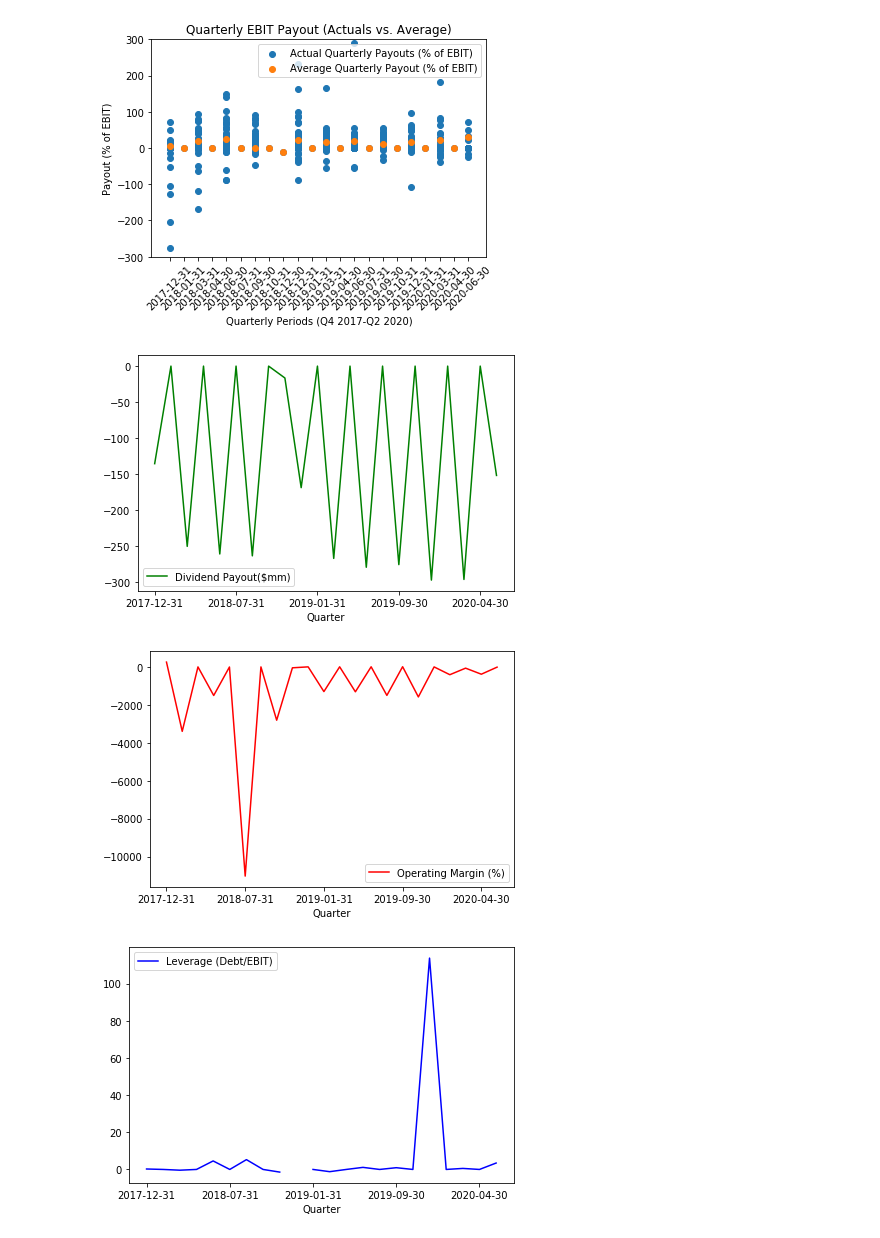
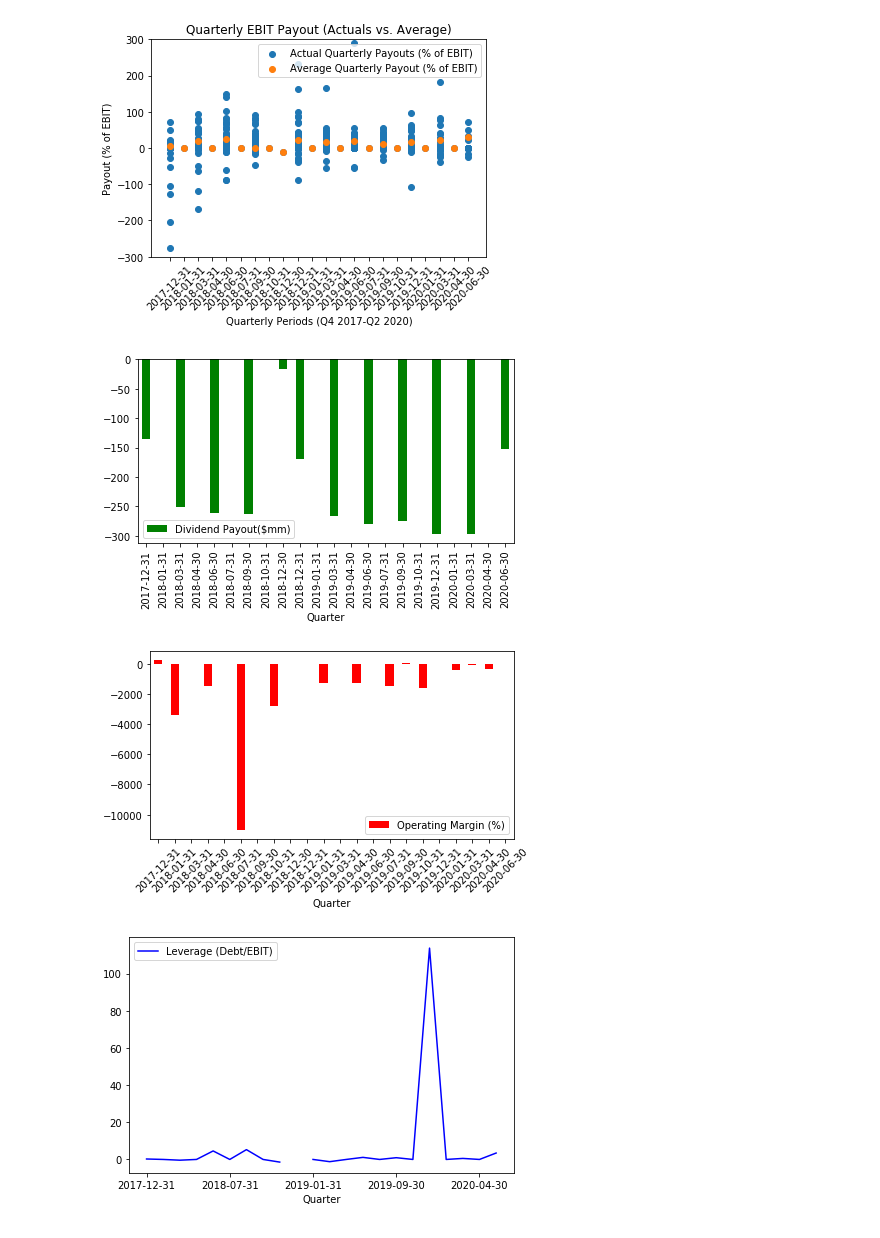
Before and after one commit to dsc55704973/project_one, a Jupyter notebook: developer/Daniel Carrillo's Work/visualizations_.ipynb, the cells around one changed output. Cells and saved outputs as stored; diff of their text form; code cells hidden in the pictures.

```diff
--- a/developer/Daniel Carrillo's Work/visualizations_.ipynb
+++ b/developer/Daniel Carrillo's Work/visualizations_.ipynb
@@ -144,23 +152,25 @@ plt.savefig("../EBIT_payout_per_quarter.png")
 # %%
 # average dividend payout over time visualization
 average_quarterly_dividend_payout=pd.DataFrame(quarterly_dict['Average Quarterly Dividend Payout'])
-average_quarterly_dividend_payout.plot(kind='line',color='g')
+average_quarterly_dividend_payout.plot(kind='bar',color='g')
 plt.tight_layout()
 
 # save output
-plt.savefig("../average_dividend_payout_over_time")
+plt.savefig("../visualizations/average_dividend_payout_over_time")
 # %% [output]
-[figure, old version]
+[figure, new version]
 # %%
 # average operating margin over time visualization
 average_quarterly_operating_margin=pd.DataFrame(quarterly_dict['Average Quarterly Operating Margin (%)'])
-average_quarterly_operating_margin.plot(kind='line',color='r')
+average_quarterly_operating_margin.plot(kind='bar',color='r')
 plt.tight_layout()
 
+plt.xticks(rotation=45)
+
 # save output
-plt.savefig("../average_operating_margin_over_time")
+plt.savefig("../visualizations/average_operating_margin_over_time")
 # %% [output]
-[figure, old version]
+[figure, new version]
 # %%
 # average leverage over time visualization
 average_quarterly_leverage=pd.DataFrame(quarterly_dict['Average Quarterly Leverage Ratio'])
```
Also changed, not shown: parts of 7 cells of this notebook, 11 other files.
